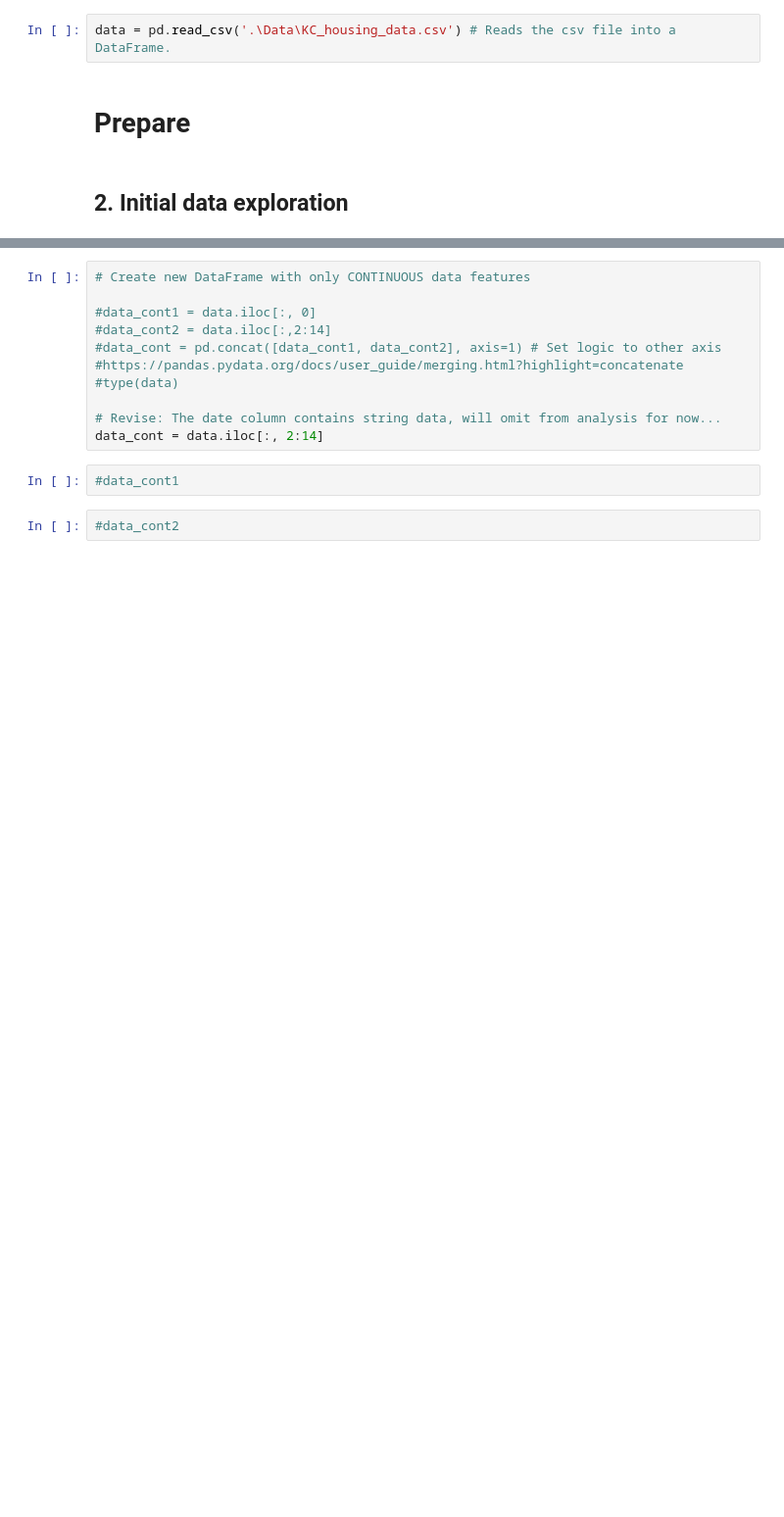
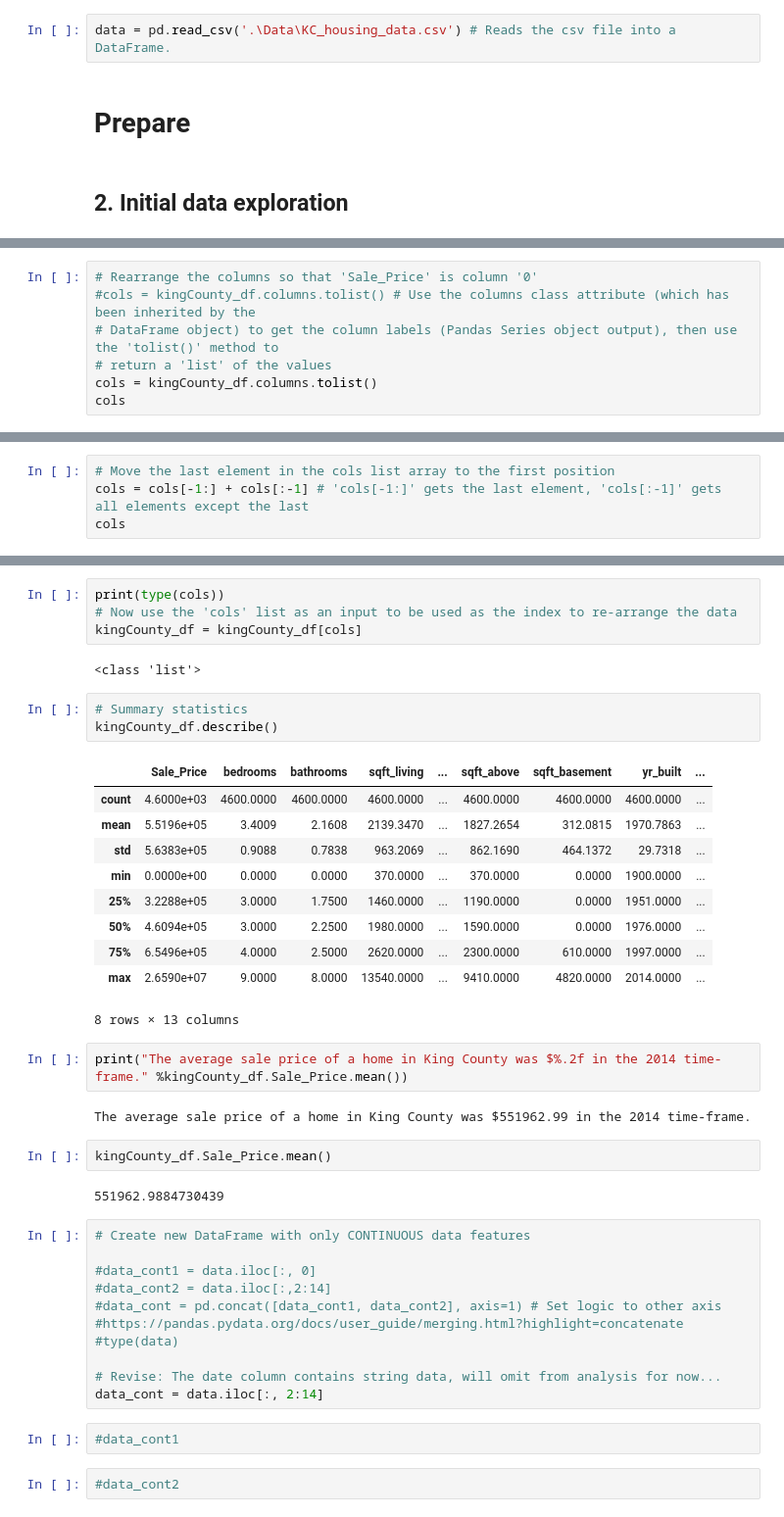
Before and after one commit to mannyjrod/housing_cost_prediction_King_County, a Jupyter notebook: KingCounty_WA_housing_price_prediction_MachineLearning_regression.ipynb, the cells around one changed output, grey strips where cells are left out. Shown at 98% size. Saved outputs shown, nothing was run; the diff lists cells and outputs as text; blank space fills up the shorter version.

```diff
--- a/KingCounty_WA_housing_price_prediction_MachineLearning_regression.ipynb
+++ b/KingCounty_WA_housing_price_prediction_MachineLearning_regression.ipynb
@@ -72,0 +138,7 @@ data.head()
+# %%
+# Rearrange the columns so that 'Sale_Price' is column '0'
+#cols = kingCounty_df.columns.tolist() # Use the columns class attribute (which has been inherited by the
+# DataFrame object) to get the column labels (Pandas Series object output), then use the 'tolist()' method to
+# return a 'list' of the values
+cols = kingCounty_df.columns.tolist()
+cols
@@ -72,0 +163,4 @@ data.head()
+# %%
+# Move the last element in the cols list array to the first position
+cols = cols[-1:] + cols[:-1] # 'cols[-1:]' gets the last element, 'cols[:-1]' gets all elements except the last
+cols
@@ -73,3 +185,31 @@ data.head()
+# %%
+print(type(cols))
+# Now use the 'cols' list as an input to be used as the index to re-arrange the data
+kingCounty_df = kingCounty_df[cols]
+# %% [output]
+<class 'list'>
+# %%
+# Summary statistics
+kingCounty_df.describe()
+# %% [output]
+|  | Sale_Price | bedrooms | bathrooms | sqft_living | ... | sqft_above | sqft_basement | yr_built | ... |
+| count | 4.6000e+03 | 4600.0000 | 4600.0000 | 4600.0000 | ... | 4600.0000 | 4600.0000 | 4600.0000 | ... |
+| mean | 5.5196e+05 | 3.4009 | 2.1608 | 2139.3470 | ... | 1827.2654 | 312.0815 | 1970.7863 | ... |
+| std | 5.6383e+05 | 0.9088 | 0.7838 | 963.2069 | ... | 862.1690 | 464.1372 | 29.7318 | ... |
+| min | 0.0000e+00 | 0.0000 | 0.0000 | 370.0000 | ... | 370.0000 | 0.0000 | 1900.0000 | ... |
+| 25% | 3.2288e+05 | 3.0000 | 1.7500 | 1460.0000 | ... | 1190.0000 | 0.0000 | 1951.0000 | ... |
+| 50% | 4.6094e+05 | 3.0000 | 2.2500 | 1980.0000 | ... | 1590.0000 | 0.0000 | 1976.0000 | ... |
+| 75% | 6.5496e+05 | 4.0000 | 2.5000 | 2620.0000 | ... | 2300.0000 | 610.0000 | 1997.0000 | ... |
+| max | 2.6590e+07 | 9.0000 | 8.0000 | 13540.0000 | ... | 9410.0000 | 4820.0000 | 2014.0000 | ... |
+8 rows × 13 columns
+# %%
+print("The average sale price of a home in King County was $%.2f in the 2014 time-frame." %kingCounty_df.Sale_Price.mean())
+# %% [output]
+The average sale price of a home in King County was $551962.99 in the 2014 time-frame.
+# %%
+kingCounty_df.Sale_Price.mean()
+# %% [output]
+551962.9884730439
 # %%
 # Create new DataFrame with only CONTINUOUS data features
 
```
Also changed, not shown: parts of 23 cells of this notebook, 1 other file.
